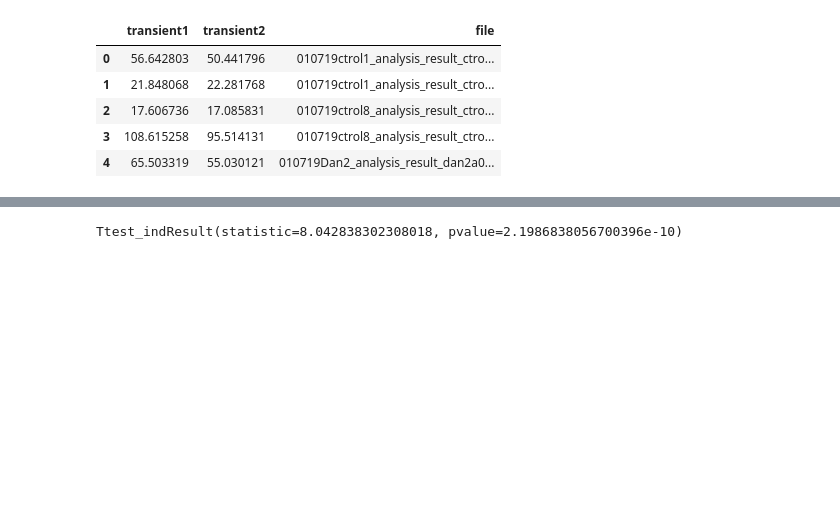
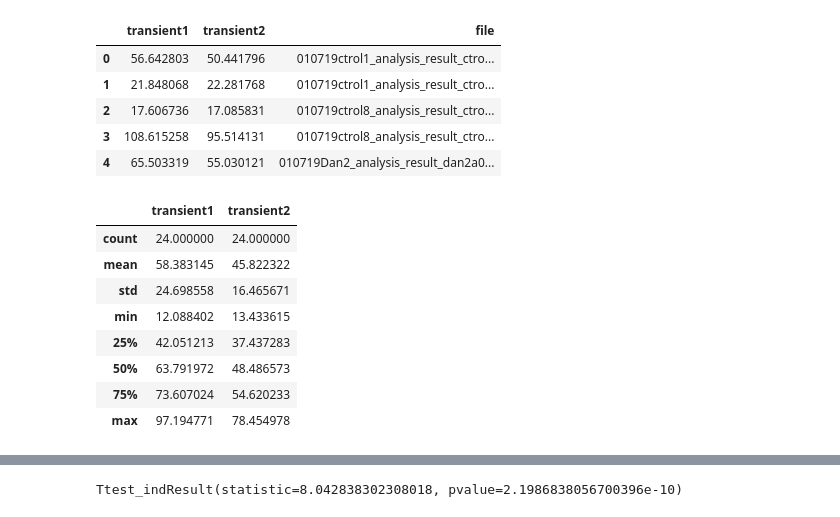
Before and after one commit to CardiAP/DesktopApp, a Jupyter notebook: filtrado.ipynb, the cells around one changed output, grey strips where cells are left out. Saved outputs shown, nothing was run; the diff lists cells and outputs as text; code cells hidden in the pictures; blank space fills up the shorter version.

```diff
--- a/filtrado.ipynb
+++ b/filtrado.ipynb
@@ -459,7 +459,16 @@ def outliers(column):
 # %%
-tau_control1 = tau_control1[outliers(tau_control1) == True]
-del tau_control1['index']
+tau_control1 = tau_control1[(outliers(tau_control1['transient1']) == True) & (outliers(tau_control1['transient2']) == True)]
 tau_control1.dropna()
 tau_control1 = tau_control1[tau_control1['transient1'] > 5]
 tau_control1.describe()
+# %% [output]
+|  | transient1 | transient2 |
+| count | 24.000000 | 24.000000 |
+| mean | 58.383145 | 45.822322 |
+| std | 24.698558 | 16.465671 |
+| min | 12.088402 | 13.433615 |
+| 25% | 42.051213 | 37.437283 |
+| 50% | 63.791972 | 48.486573 |
+| 75% | 73.607024 | 54.620233 |
+| max | 97.194771 | 78.454978 |
 # %%
```
Also changed, not shown: parts of 9 cells of this notebook, 1 other file.
